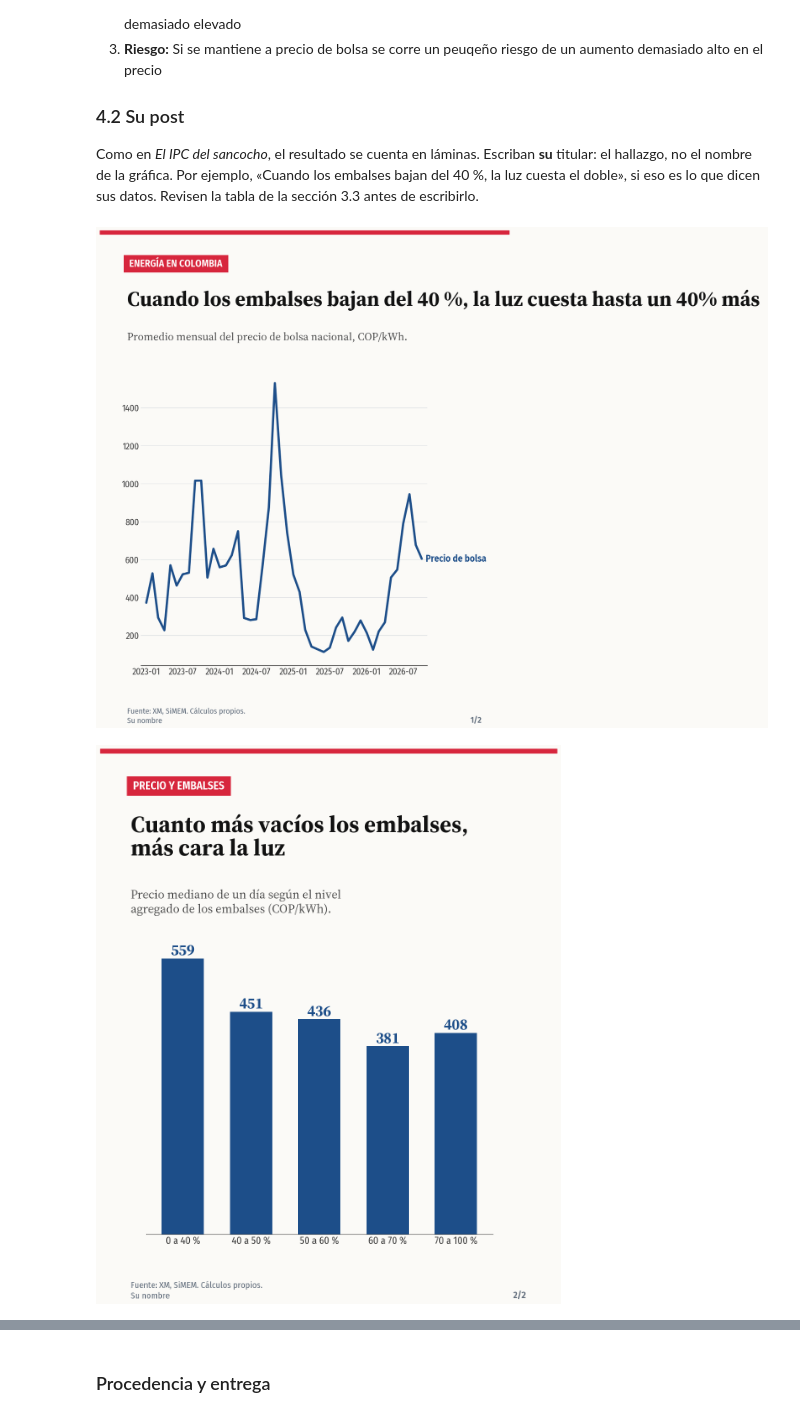
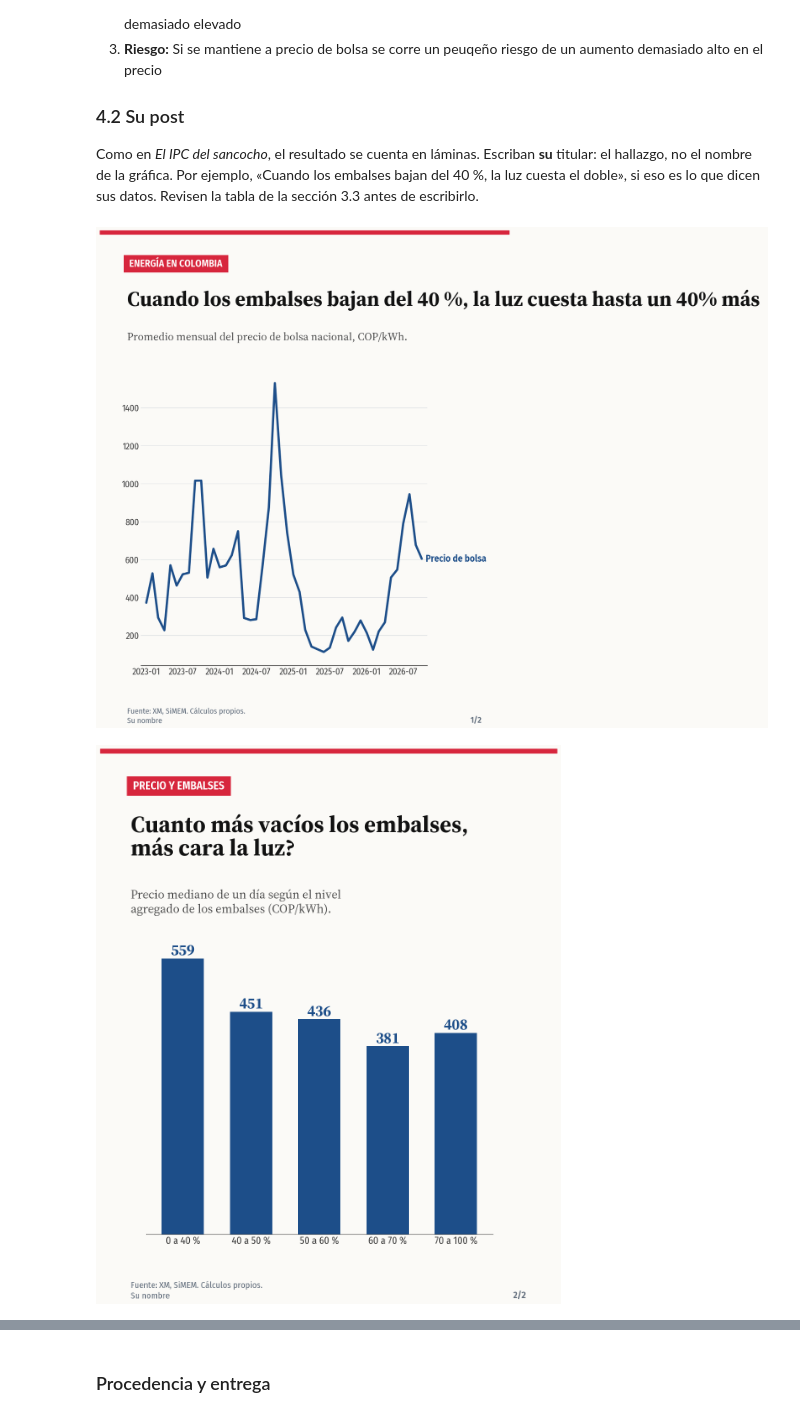
Before and after one commit to hslein/Especializacion_Estadistica, a Jupyter notebook: 01b_el_precio_de_la_luz.ipynb, the cells around one changed output, grey strips where cells are left out. Saved outputs shown, nothing was run; the diff lists cells and outputs as text; code cells hidden in the pictures.

```diff
--- a/01b_el_precio_de_la_luz.ipynb
+++ b/01b_el_precio_de_la_luz.ipynb
@@ -450,22 +450,22 @@ Como en *El IPC del sancocho*, el resultado se cuenta en láminas. Escriban **su
 # %%
 from taller import carrusel as c
 c.preparar_fuentes()
 PIE = "Fuente: XM, SiMEM. Cálculos propios.\nSu nombre"
 
 titular_1 = "Cuando los embalses bajan del 40 %, la luz cuesta hasta un 40% más "              # HUECO 13: su titular, en una o dos líneas (\n parte la línea)
 c.lamina_lineas({"Precio de bolsa": datos["precio"].resample("MS").mean()}, {"Precio de bolsa": c.AZUL},
                 "ENERGÍA EN COLOMBIA", titular_1, "Promedio mensual del precio de bolsa nacional, COP/kWh.",
                 PIE, "1/2", "luz_1.png", base=None)
 plt.show()
 
 medianas = {f"{int(i.left)} a {int(i.right)} %": v for i, v in por_nivel["median"].items()}
 c.lamina_barras(medianas, {k: c.AZUL for k in medianas}, "PRECIO Y EMBALSES",
-                "Cuanto más vacíos los embalses,\nmás cara la luz", "Precio mediano de un día según el nivel\nagregado de los embalses (COP/kWh).",
+                "Cuanto más vacíos los embalses,\nmás cara la luz?", "Precio mediano de un día según el nivel\nagregado de los embalses (COP/kWh).",
                 PIE, "2/2", "luz_2.png", sufijo="", decimales=0)
 plt.show()
 # %% [output]
 [figure]
-[figure, old version]
+[figure, new version]
 # %% [markdown]
 Revisen que el titular de la segunda lámina sea cierto con sus datos. Si no lo es, cámbienlo.
 
```
Also changed, not shown: parts of 7 cells of this notebook.
